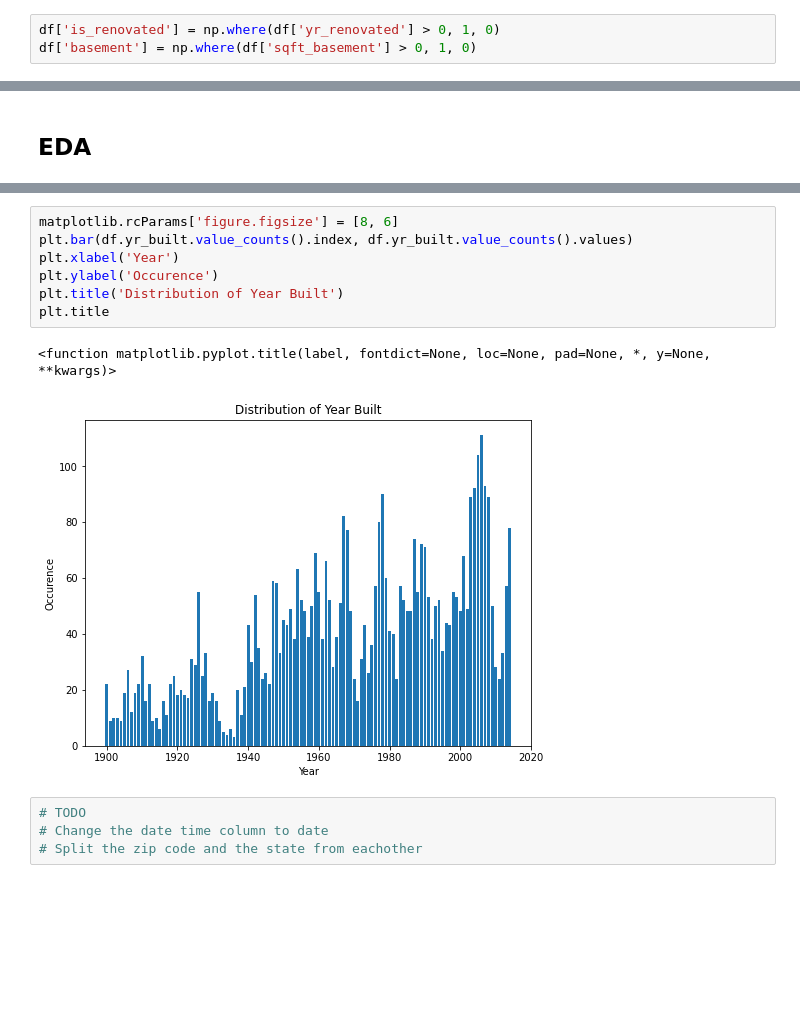
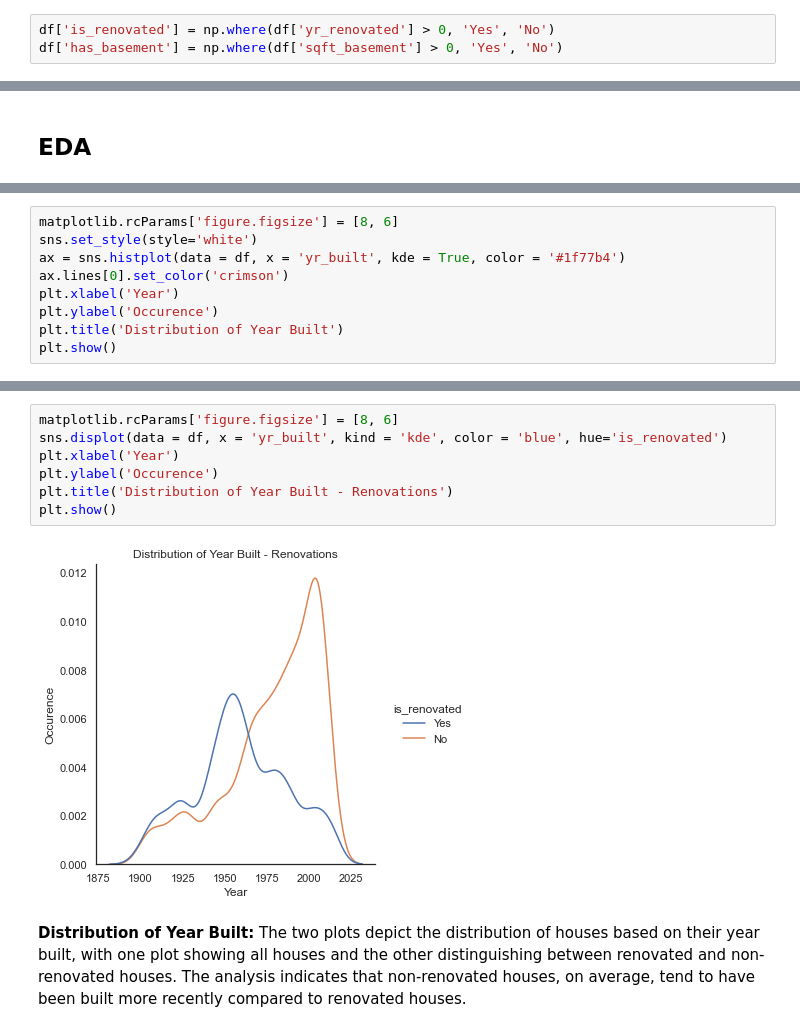
Before and after one commit to arjneal/DataScience, a Jupyter notebook: data_analytics/code_files/housing_data.ipynb, the cells around one changed output, grey strips where cells are left out. Drawn from its saved outputs; the diff is of its cells as text; blank space fills up the shorter version.

Commit message:
EDA - Year Built and Renovated

```diff
--- a/data_analytics/code_files/housing_data.ipynb
+++ b/data_analytics/code_files/housing_data.ipynb
@@ -30,5 +34,5 @@ df = df.astype({'street': 'string', 'city': 'string', 'country': 'string', 'stat
 Create Indicator Columns
 For: Renovation, Basement
 # %%
-df['is_renovated'] = np.where(df['yr_renovated'] > 0, 1, 0)
-df['basement'] = np.where(df['sqft_basement'] > 0, 1, 0)
+df['is_renovated'] = np.where(df['yr_renovated'] > 0, 'Yes', 'No')
+df['has_basement'] = np.where(df['sqft_basement'] > 0, 'Yes', 'No')
@@ -49,0 +59,9 @@ df['basement'] = np.where(df['sqft_basement'] > 0, 1, 0)
+# %%
+matplotlib.rcParams['figure.figsize'] = [8, 6]
+sns.set_style(style='white')
+ax = sns.histplot(data = df, x = 'yr_built', kde = True, color = '#1f77b4')
+ax.lines[0].set_color('crimson')
+plt.xlabel('Year')
+plt.ylabel('Occurence')
+plt.title('Distribution of Year Built')
+plt.show()
@@ -50,17 +70,14 @@ df['basement'] = np.where(df['sqft_basement'] > 0, 1, 0)
 # %%
 matplotlib.rcParams['figure.figsize'] = [8, 6]
-plt.bar(df.yr_built.value_counts().index, df.yr_built.value_counts().values)
+sns.displot(data = df, x = 'yr_built', kind = 'kde', color = 'blue', hue='is_renovated')
 plt.xlabel('Year')
 plt.ylabel('Occurence')
-plt.title('Distribution of Year Built')
-plt.title
+plt.title('Distribution of Year Built - Renovations')
+plt.show()
 # %% [output]
-<function matplotlib.pyplot.title(label, fontdict=None, loc=None, pad=None, *, y=None, **kwargs)>
-[figure, old version]
+[figure, new version]
-# %%
-# TODO
-# Change the date time column to date
-# Split the zip code and the state from eachother
+# %% [markdown]
+**Distribution of Year Built:** The two plots depict the distribution of houses based on their year built, with one plot showing all houses and the other distinguishing between renovated and non-renovated houses. The analysis indicates that non-renovated houses, on average, tend to have been built more recently compared to renovated houses.
 # %%
 list(df.columns)
 # %% [output]
```
Also changed, not shown: parts of 6 cells of this notebook.
